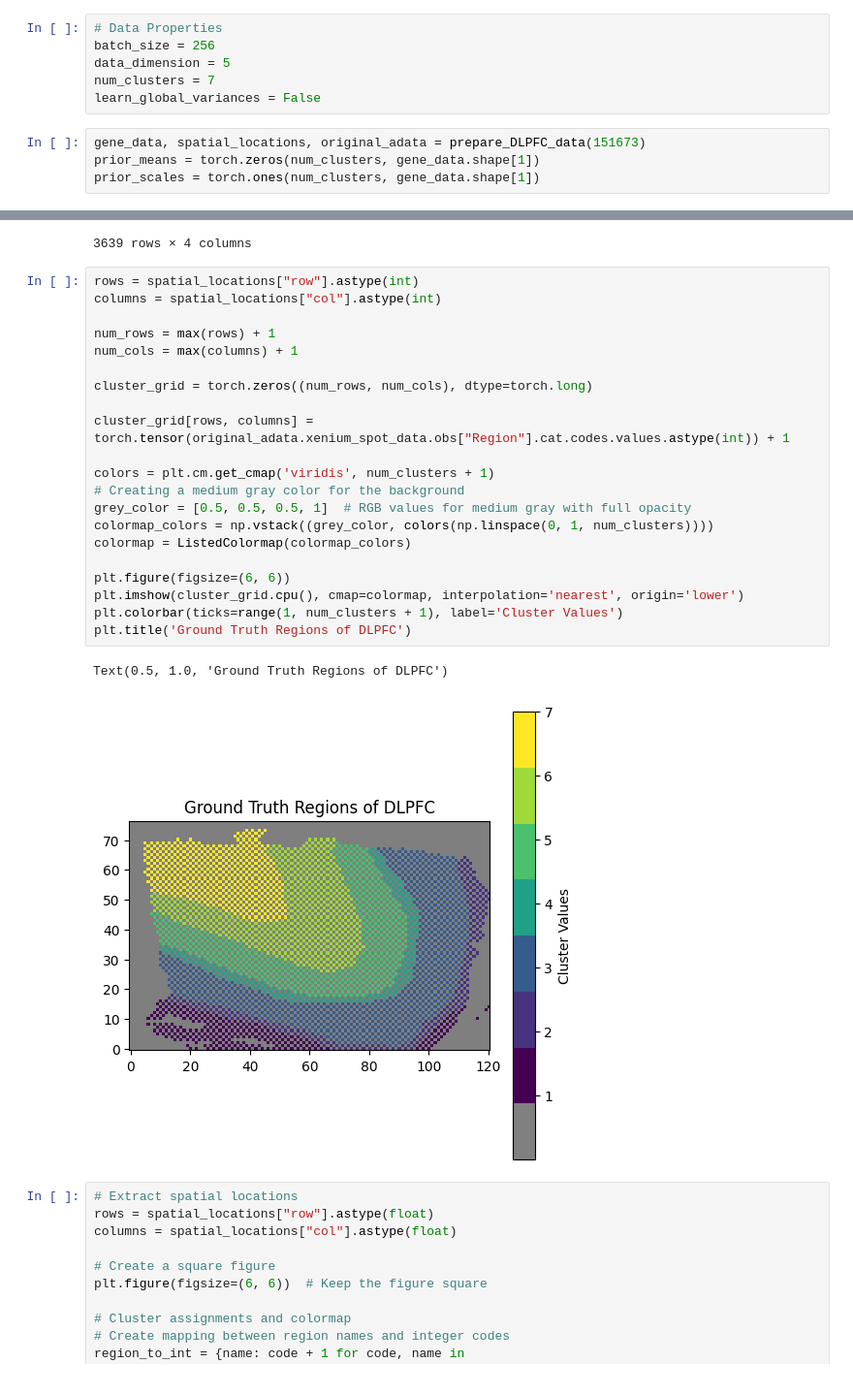
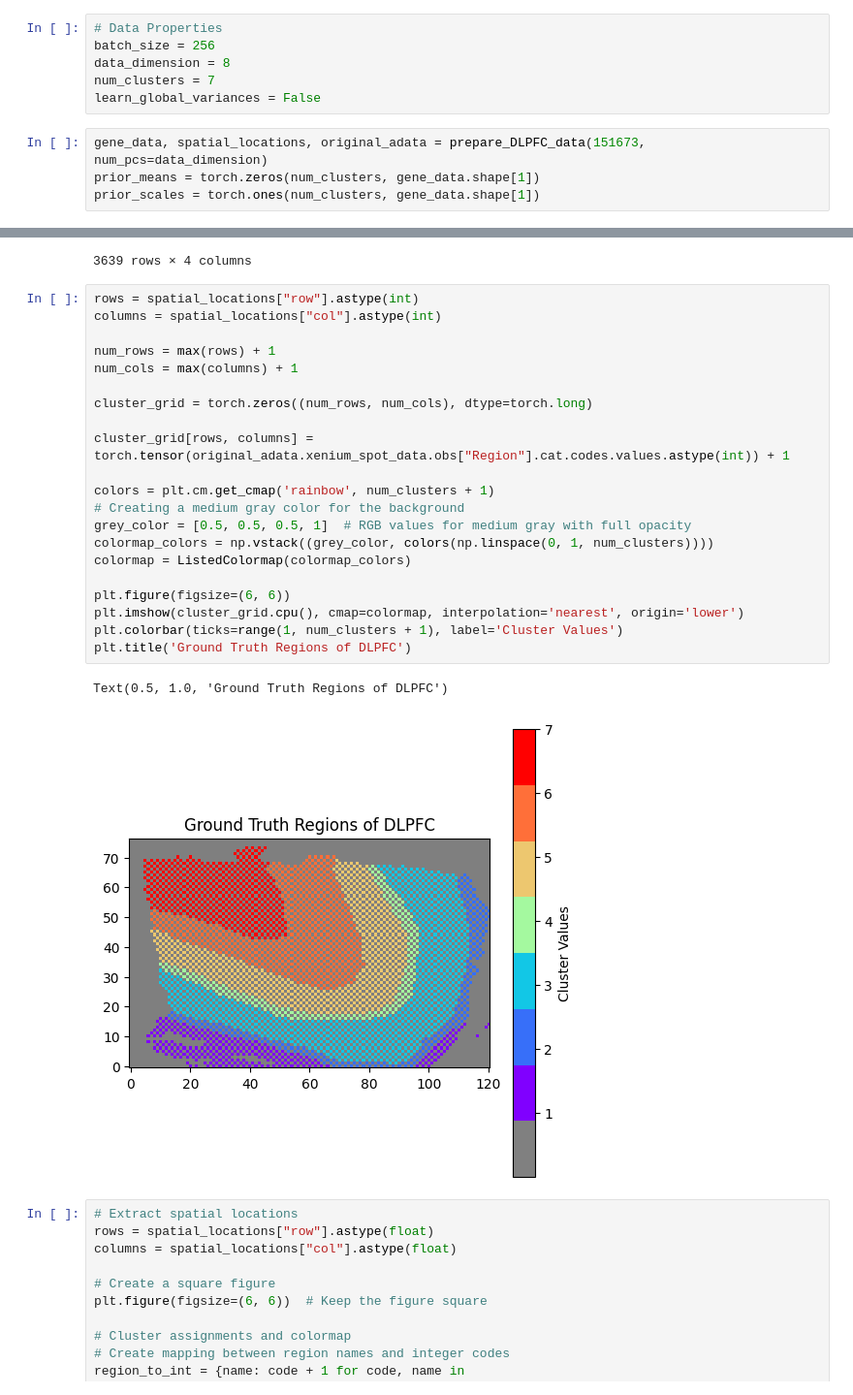
Before and after one commit to prob-ml/xennf, a Jupyter notebook: nf/scratch/dlpfc.ipynb, the cells around one changed output, grey strips where cells are left out. Shown at 97% size. Saved outputs shown, nothing was run; the diff lists cells and outputs as text.

```diff
--- a/nf/scratch/dlpfc.ipynb
+++ b/nf/scratch/dlpfc.ipynb
@@ -41,11 +41,11 @@ def prepare_DLPFC_data(
 # %%
 # Data Properties
 batch_size = 256
-data_dimension = 5
+data_dimension = 8
 num_clusters = 7
 learn_global_variances = False
 # %%
-gene_data, spatial_locations, original_adata = prepare_DLPFC_data(151673)
+gene_data, spatial_locations, original_adata = prepare_DLPFC_data(151673, num_pcs=data_dimension)
 prior_means = torch.zeros(num_clusters, gene_data.shape[1])
 prior_scales = torch.ones(num_clusters, gene_data.shape[1])
 # %%
@@ -67,27 +67,27 @@ original_adata.xenium_spot_data.obs
 # %%
 rows = spatial_locations["row"].astype(int)
 columns = spatial_locations["col"].astype(int)
 
 num_rows = max(rows) + 1
 num_cols = max(columns) + 1
 
 cluster_grid = torch.zeros((num_rows, num_cols), dtype=torch.long)
 
 cluster_grid[rows, columns] = torch.tensor(original_adata.xenium_spot_data.obs["Region"].cat.codes.values.astype(int)) + 1
 
-colors = plt.cm.get_cmap('viridis', num_clusters + 1)
+colors = plt.cm.get_cmap('rainbow', num_clusters + 1)
 # Creating a medium gray color for the background
 grey_color = [0.5, 0.5, 0.5, 1]  # RGB values for medium gray with full opacity
 colormap_colors = np.vstack((grey_color, colors(np.linspace(0, 1, num_clusters))))
 colormap = ListedColormap(colormap_colors)
 
 plt.figure(figsize=(6, 6))
 plt.imshow(cluster_grid.cpu(), cmap=colormap, interpolation='nearest', origin='lower')
 plt.colorbar(ticks=range(1, num_clusters + 1), label='Cluster Values')
 plt.title('Ground Truth Regions of DLPFC')
 # %% [output]
 Text(0.5, 1.0, 'Ground Truth Regions of DLPFC')
-[figure, old version]
+[figure, new version]
 # %%
 # Extract spatial locations
 rows = spatial_locations["row"].astype(float)
```
Also changed, not shown: parts of 7 cells of this notebook, 19 other files.
